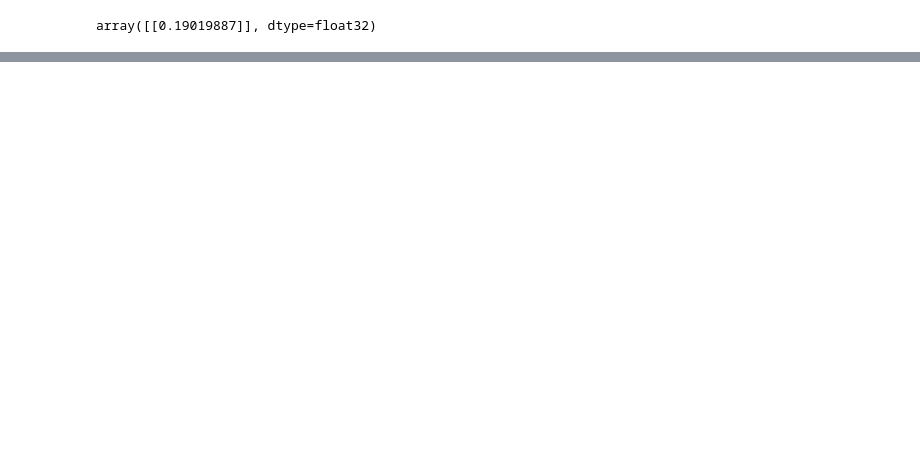
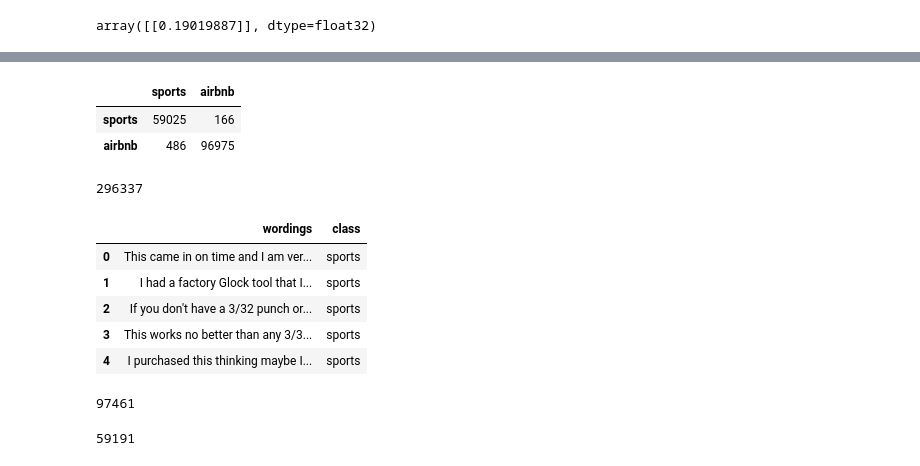
Before and after one commit to nagavatar/synonymfilter, a Jupyter notebook: Synonym_NLP.ipynb, the cells around one changed output, grey strips where cells are left out. Drawn from its saved outputs; the diff is of its cells as text; code cells hidden in the pictures; blank space fills up the shorter version.

```diff
--- a/Synonym_NLP.ipynb
+++ b/Synonym_NLP.ipynb
@@ -951,0 +934,27 @@ array([[0.19019887]], dtype=float32)
+# %%
+df_cm.head()
+# %% [output]
+|  | sports | airbnb |
+| sports | 59025 | 166 |
+| airbnb | 486 | 96975 |
+# %%
+sum(df_combined['class']=='sports')
+# %% [output]
+296337
+# %%
+df_combined.head()
+# %% [output]
+|  | wordings | class |
+| 0 | This came in on time and I am ver... | sports |
+| 1 | I had a factory Glock tool that I... | sports |
+| 2 | If you don't have a 3/32 punch or... | sports |
+| 3 | This works no better than any 3/3... | sports |
+| 4 | I purchased this thinking maybe I... | sports |
+# %%
+sum(y_test)
+# %% [output]
+97461
+# %%
+len(y_test)-sum(y_test)
+# %% [output]
+59191
```
Also changed, not shown: parts of 64 cells of this notebook, 2 other files.
